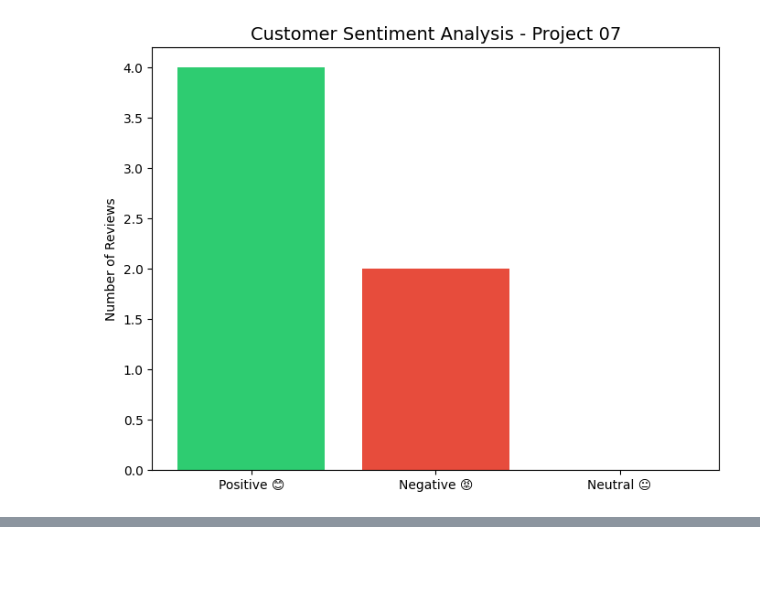
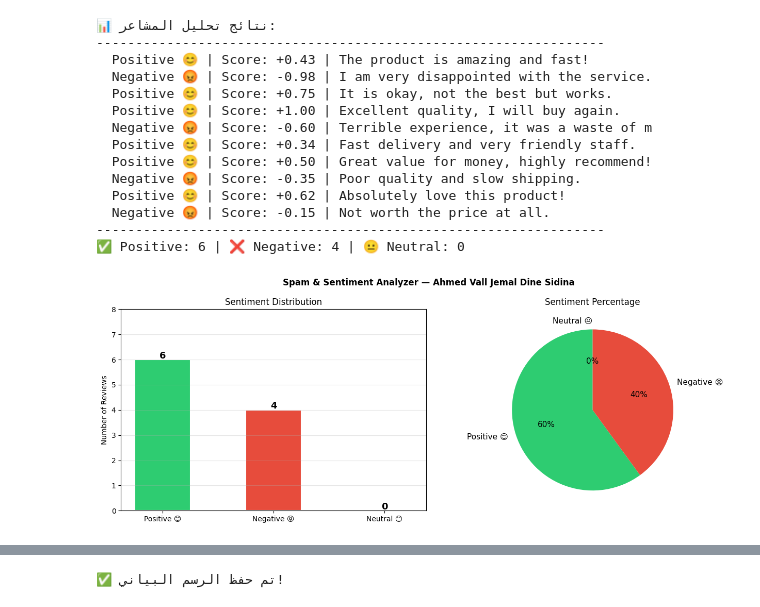
Before and after one commit to AHMEDVALL70/ahmed-vall-cv, a Jupyter notebook: Sentiment_Analysis_Project_07.ipynb, the cells around one changed output, grey strips where cells are left out. Cells and saved outputs as stored; diff of their text form; code cells hidden in the pictures; blank space fills up the shorter version.

Commit message:
Update Project 07 - Full name & chart added

```diff
--- a/Sentiment_Analysis_Project_07.ipynb
+++ b/Sentiment_Analysis_Project_07.ipynb
@@ -1,45 +1,92 @@
 # %% [markdown]
 <a href="https://colab.research.google.com/github/AHMEDVALL70/ahmed-vall-cv/blob/main/Sentiment_Analysis_Project_07.ipynb" target="_parent"><img src="https://colab.research.google.com/assets/colab-badge.svg" alt="Open In Colab"/></a>
 # %%
+!pip install textblob -q
 import matplotlib.pyplot as plt
 from textblob import TextBlob
 
-# 1. قائمة التعليقات
+# قائمة التعليقات
 reviews = [
     "The product is amazing and fast!",
     "I am very disappointed with the service.",
     "It is okay, not the best but works.",
     "Excellent quality, I will buy again.",
     "Terrible experience, it was a waste of money.",
-    "Fast delivery and very friendly staff."
+    "Fast delivery and very friendly staff.",
+    "Great value for money, highly recommend!",
+    "Poor quality and slow shipping.",
+    "Absolutely love this product!",
+    "Not worth the price at all."
 ]
 
-# 2. تحليل المشاعر وتخزين النتائج
-positive_count = 0
-negative_count = 0
-neutral_count = 0
+# تحليل المشاعر
+results = []
+positive_count = negative_count = neutral_count = 0
 
 for review in reviews:
     polarity = TextBlob(review).sentiment.polarity
     if polarity > 0:
+        sentiment = 'Positive 😊'
         positive_count += 1
     elif polarity < 0:
+        sentiment = 'Negative 😡'
         negative_count += 1
     else:
+        sentiment = 'Neutral 😐'
         neutral_count += 1
+    results.append((review[:40], round(polarity, 2), sentiment))
 
-# 3. رسم البياني (Visualization)
+print("📊 نتائج تحليل المشاعر:")
+print("-" * 65)
+for review, pol, sent in results:
+    print(f"  {sent} | Score: {pol:+.2f} | {review}")
+print("-" * 65)
+print(f"✅ Positive: {positive_count} | ❌ Negative: {negative_count} | 😐 Neutral: {neutral_count}")
+
+# الرسم البياني
+fig, axes = plt.subplots(1, 2, figsize=(13, 5))
+fig.suptitle('Spam & Sentiment Analyzer — Ahmed Vall Jemal Dine Sidina',
+             fontsize=12, fontweight='bold')
+
+# 1️⃣ Bar Chart
 labels = ['Positive 😊', 'Negative 😡', 'Neutral 😐']
 counts = [positive_count, negative_count, neutral_count]
-colors = ['#2ecc71', '#e74c3c', '#95a5a6'] # أخضر، أحمر، رمادي
+colors = ['#2ecc71', '#e74c3c', '#95a5a6']
+bars = axes[0].bar(labels, counts, color=colors,
+                    edgecolor='white', linewidth=1.5, width=0.5)
+for bar, count in zip(bars, counts):
+    axes[0].text(bar.get_x() + bar.get_width()/2,
+                 bar.get_height() + 0.05,
+                 str(count), ha='center',
+                 fontweight='bold', fontsize=13)
+axes[0].set_title('Sentiment Distribution', fontsize=12)
+axes[0].set_ylabel('Number of Reviews')
+axes[0].set_ylim(0, max(counts) + 2)
+axes[0].grid(True, alpha=0.3, axis='y')
 
-plt.figure(figsize=(8, 6))
-plt.bar(labels, counts, color=colors)
-plt.title('Customer Sentiment Analysis - Project 07', fontsize=14)
-plt.ylabel('Number of Reviews')
+# 2️⃣ Pie Chart
+axes[1].pie(counts, labels=labels, colors=colors,
+            autopct='%1.0f%%', startangle=90,
+            textprops={'fontsize': 11})
+axes[1].set_title('Sentiment Percentage', fontsize=12)
+
+plt.tight_layout()
+plt.savefig('sentiment_analyzer_results.png', dpi=150, bbox_inches='tight')
 plt.show()
-
-print(f"Total Reviews: {len(reviews)}")
-print(f"Positive: {positive_count}, Negative: {negative_count}, Neutral: {neutral_count}")
+print("✅ تم حفظ الرسم البياني!")
 # %% [output]
+📊 نتائج تحليل المشاعر:
+-----------------------------------------------------------------
+  Positive 😊 | Score: +0.43 | The product is amazing and fast!
+  Negative 😡 | Score: -0.98 | I am very disappointed with the service.
+  Positive 😊 | Score: +0.75 | It is okay, not the best but works.
+  Positive 😊 | Score: +1.00 | Excellent quality, I will buy again.
+  Negative 😡 | Score: -0.60 | Terrible experience, it was a waste of m
+  Positive 😊 | Score: +0.34 | Fast delivery and very friendly staff.
+  Positive 😊 | Score: +0.50 | Great value for money, highly recommend!
+  Negative 😡 | Score: -0.35 | Poor quality and slow shipping.
+  Positive 😊 | Score: +0.62 | Absolutely love this product!
+  Negative 😡 | Score: -0.15 | Not worth the price at all.
+-----------------------------------------------------------------
+✅ Positive: 6 | ❌ Negative: 4 | 😐 Neutral: 0
-[figure, old version]
+[figure, new version]
@@ -47,0 +93 @@ Positive: 4, Negative: 2, Neutral: 0
+✅ تم حفظ الرسم البياني!
```
Also changed, not shown: parts of 1 cell of this notebook.
